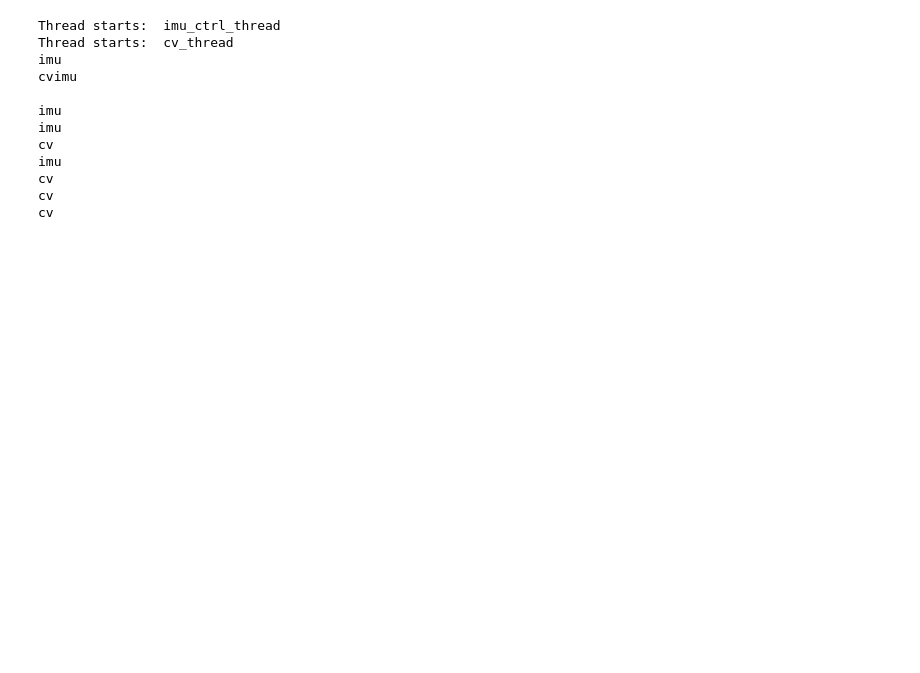
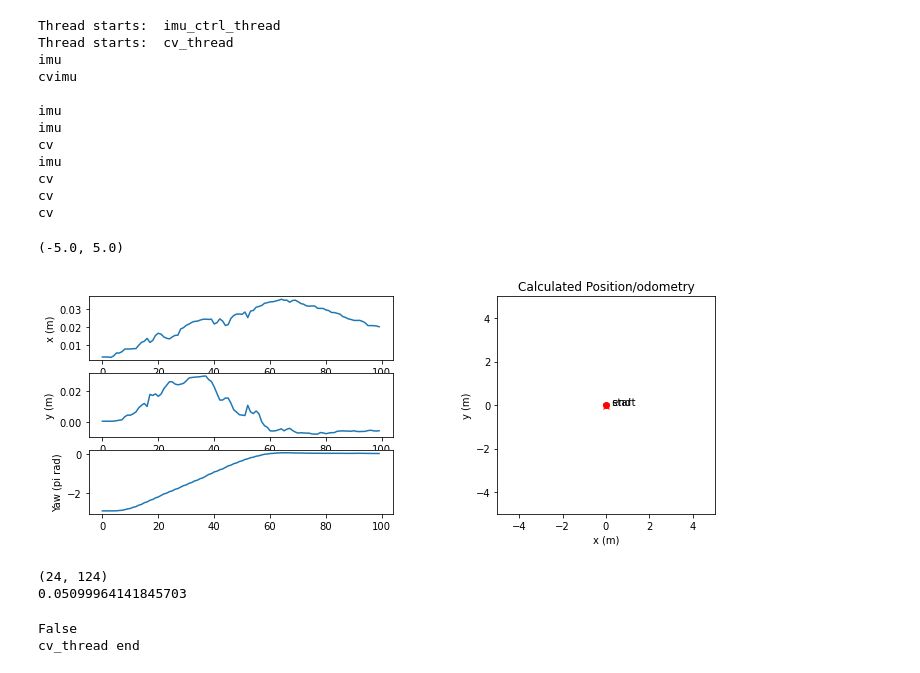
Before and after one commit to Jonathanchan1996/ut_ft, a Jupyter notebook: udp_motion/fusion.ipynb, the cells around one changed output. Drawn from its saved outputs; the diff is of its cells as text; code cells hidden in the pictures; blank space fills up the shorter version.

```diff
--- a/udp_motion/fusion.ipynb
+++ b/udp_motion/fusion.ipynb
@@ -39,0 +73,54 @@ cv
+# %%
+import matplotlib.pyplot as plt
+from matplotlib.ticker import (AutoMinorLocator, MultipleLocator)
+
+plt.close('all')
+fig = plt.figure(figsize=(12,4)) #constrained_layout=True
+gs = fig.add_gridspec(3, 2)
+ax=[]
+ax.append(fig.add_subplot(gs[0, 0]))
+ax.append(fig.add_subplot(gs[1, 0]))
+ax.append(fig.add_subplot(gs[2, 0]))
+ax.append(fig.add_subplot(gs[:, 1]))
+thisAx = ax[0]
+thisAx.plot(myRawPath.loc_x)
+thisAx.set_ylabel('x (m)')
+thisAx = ax[1]
+thisAx.plot(myRawPath.loc_y)
+thisAx.set_ylabel('y (m)')
+thisAx = ax[2]
+#thisAx.plot(np.divide(myRawPath.loc_yaw,np.pi))
+thisAx.plot(np.divide(myRawPath.err_yaw,1))
+thisAx.set_ylabel('Yaw (pi rad)')
+thisAx = ax[3]
+thisAx.plot(myRawPath.glo_x,myRawPath.glo_y)
+thisAx.plot(myRawPath.glo_x[-1],myRawPath.glo_y[-1], 'rx')
+thisAx.text(myRawPath.glo_x[-1],myRawPath.glo_y[-1], '  end')
+thisAx.plot(myRawPath.glo_x[ 0],myRawPath.glo_y[ 0], 'ro')
+thisAx.text(myRawPath.glo_x[ 0],myRawPath.glo_y[ 0], '  start')
+thisAx.set_title("Calculated Position/odometry")
+thisAx.set_xlabel('x (m)')
+thisAx.set_ylabel('y (m)')
+thisAx.set_aspect(1)
+xlim=5
+ylim=5
+thisAx.set_xlim([-xlim,xlim])
+thisAx.set_ylim([-ylim,ylim])
+
+#fig.savefig("setpoint_xy7.png")
+# %% [output]
+(-5.0, 5.0)
+[figure, added]
+# %%
+myCv = utcv.cvFindLine('http://192.168.123.12:8080/?action=stream')
+while 1:
+    clear_output(wait=True)
+    sta=time.time()
+    print(myCv.run(True))
+    print(time.time()-sta)
+    if myCv.exitCv():
+        del myCv
+        break
+# %% [output]
+(24, 124)
+0.05099964141845703
@@ -39,0 +176,16 @@ cv
+# %%
+import _thread, time, socket, json
+cvCenterErr, cvLineDistance = 0,800
+isCtrlEnd = False
+cvEnable = True
+_thread.start_new_thread(imu_ctrl_main, ("imu_ctrl_thread", 1))
+_thread.start_new_thread(cv_main, ("cv_thread", 2, ))
+
+# try:
+#     _thread.start_new_thread(imu_ctrl_main, ("imu_ctrl_thread", 1))
+#     #_thread.start_new_thread(cv_main, ("cv_thread", 2, ))
+# except:
+#     print("Error: to start thread")
+# %% [output]
+False
+cv_thread end
```
Also changed, not shown: parts of 4 cells of this notebook, 2 other files.
